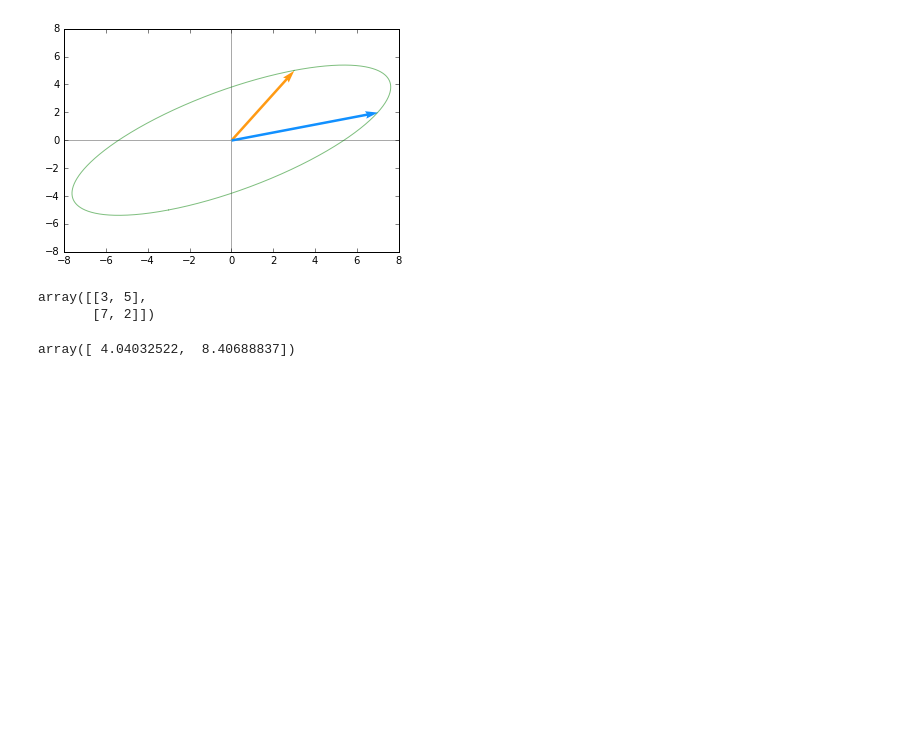
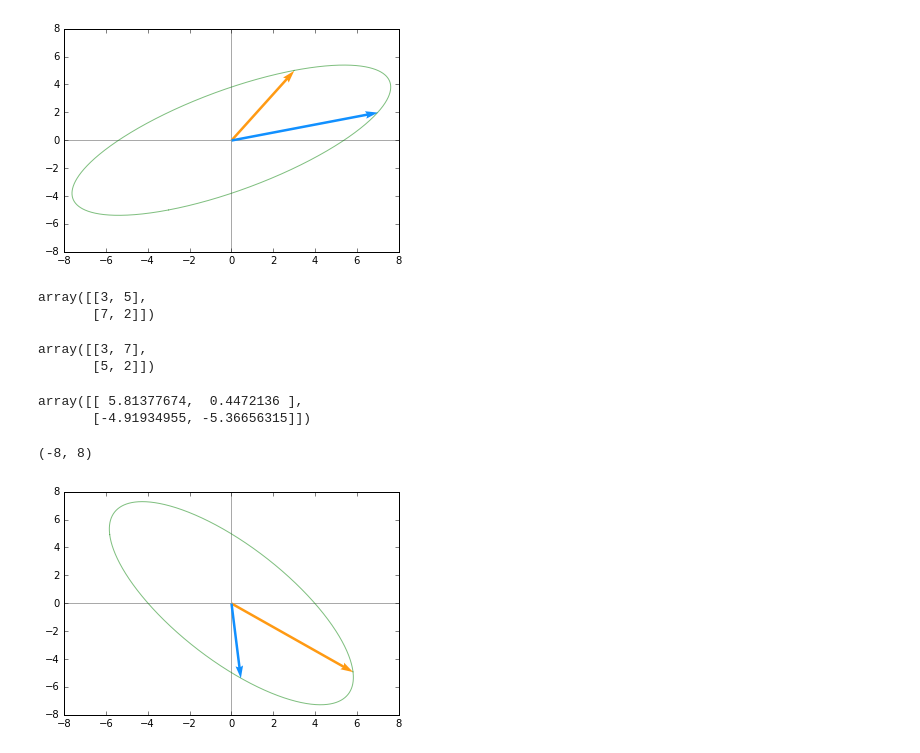
Before and after one commit to RRisto/learning, a Jupyter notebook: linear_algebra_learn/deepLearningBook-Notes-master/2.1 Scalars, Vectors, Matrices and Tensors/2.1 Scalars Vectors Matrices and Tensors.ipynb, the cells around one changed output. Cells and saved outputs as stored; diff of their text form; code cells hidden in the pictures; blank space fills up the shorter version.

```diff
--- a/linear_algebra_learn/deepLearningBook-Notes-master/2.1 Scalars, Vectors, Matrices and Tensors/2.1 Scalars Vectors Matrices and Tensors.ipynb
+++ b/linear_algebra_learn/deepLearningBook-Notes-master/2.1 Scalars, Vectors, Matrices and Tensors/2.1 Scalars Vectors Matrices and Tensors.ipynb
@@ -584,12 +585,24 @@ Second rotation:
 [figure]
 # %%
 At=A.T
+At
+# %% [output]
+array([[3, 5],
+       [7, 2]])
-# %%
-At
-# %% [output]
-array([[3, 5],
-       [7, 2]])
+# %%
+A
+# %% [output]
+array([[3, 7],
+       [5, 2]])
 # %%
-V @ D.T @ U.T
+V @ np.diag(D).T @ U.T
 # %% [output]
-array([ 4.04032522,  8.40688837])
+array([[ 5.81377674,  0.4472136 ],
+       [-4.91934955, -5.36656315]])
+# %%
+fig, ax =matrixToPlot(V @ np.diag(D).T @ U.T)
+ax.set_xlim(-8, 8)
+ax.set_ylim(-8, 8)
+# %% [output]
+(-8, 8)
+[figure, added]
```
Also changed, not shown: parts of 12 cells of this notebook, 1 other file.
